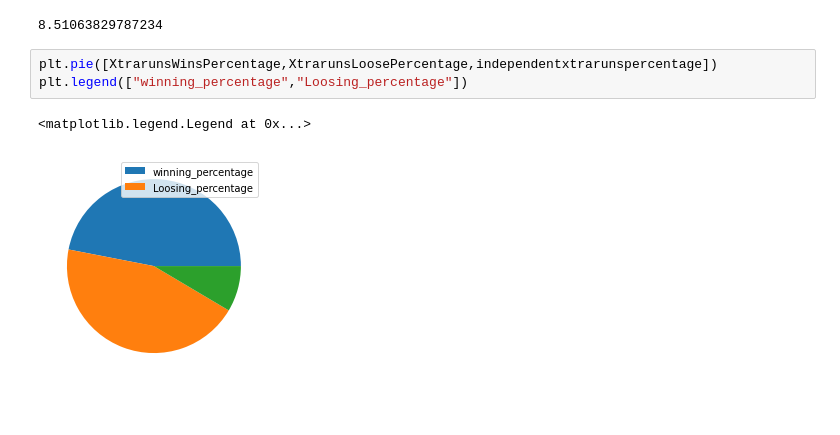
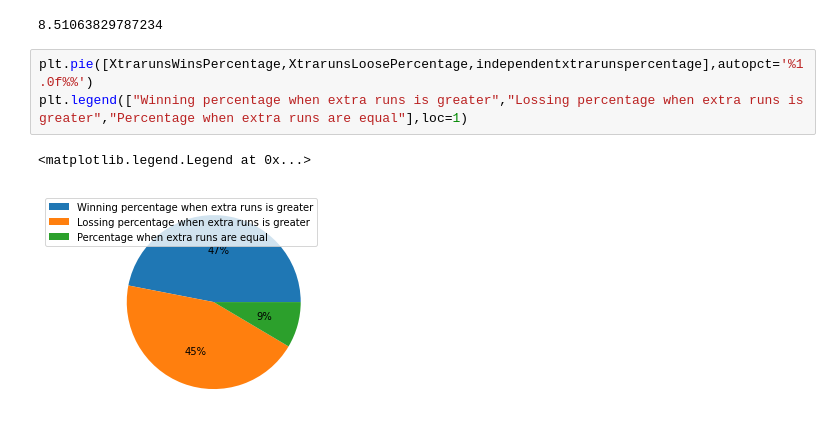
Before and after one commit to satyamgipu/Iplt20analysis, a Jupyter notebook: IPL_T20_Cricket_Analysis_Capstone_Project.ipynb, the cells around one changed output. Cells and saved outputs as stored; diff of their text form.

```diff
--- a/IPL_T20_Cricket_Analysis_Capstone_Project.ipynb
+++ b/IPL_T20_Cricket_Analysis_Capstone_Project.ipynb
@@ -291,9 +291,9 @@ independentxtrarunspercentage=(independentxtraruns/win_Count)*100
 independentxtrarunspercentage
 # %% [output]
 8.51063829787234
-# %%
-plt.pie([XtrarunsWinsPercentage,XtrarunsLoosePercentage,independentxtrarunspercentage])
-plt.legend(["winning_percentage","Loosing_percentage"])
-# %% [output]
-<matplotlib.legend.Legend at 0x...>
-[figure, removed]
+# %%
+plt.pie([XtrarunsWinsPercentage,XtrarunsLoosePercentage,independentxtrarunspercentage],autopct='%1.0f%%')
+plt.legend(["Winning percentage when extra runs is greater","Lossing percentage when extra runs is greater","Percentage when extra runs are equal"],loc=1)
+# %% [output]
+<matplotlib.legend.Legend at 0x...>
+[figure, added]
```
Also changed, not shown: parts of 8 cells of this notebook.
